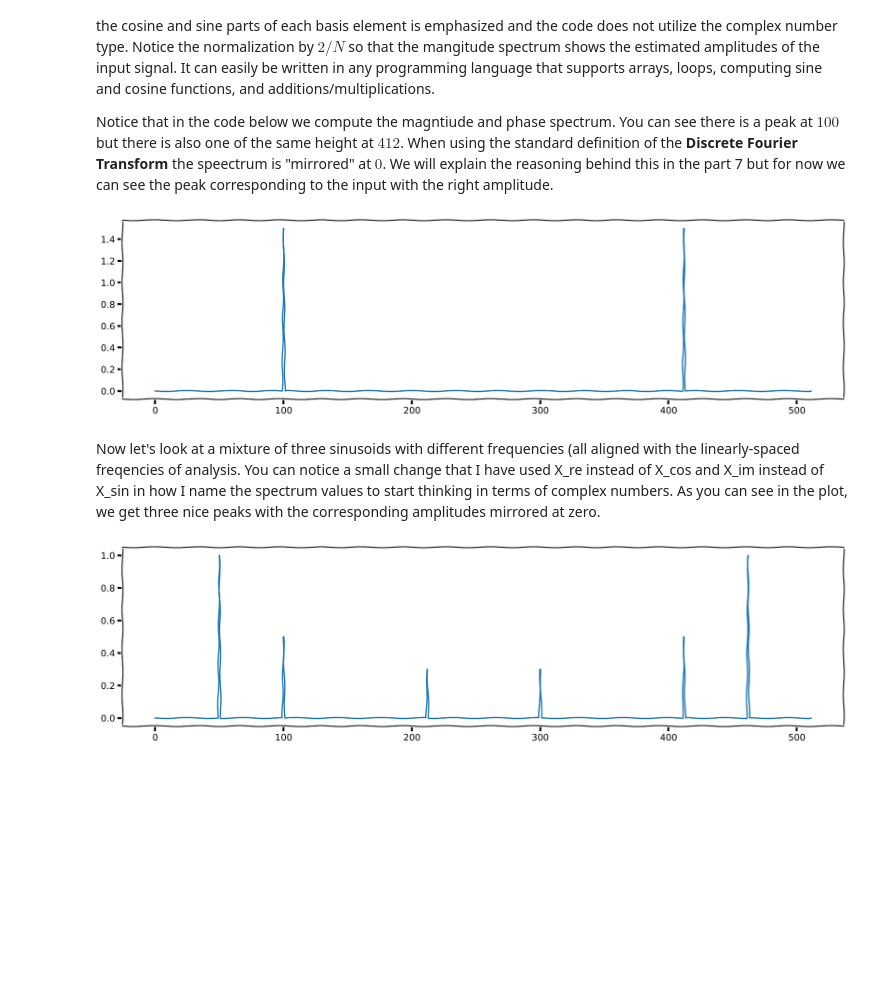
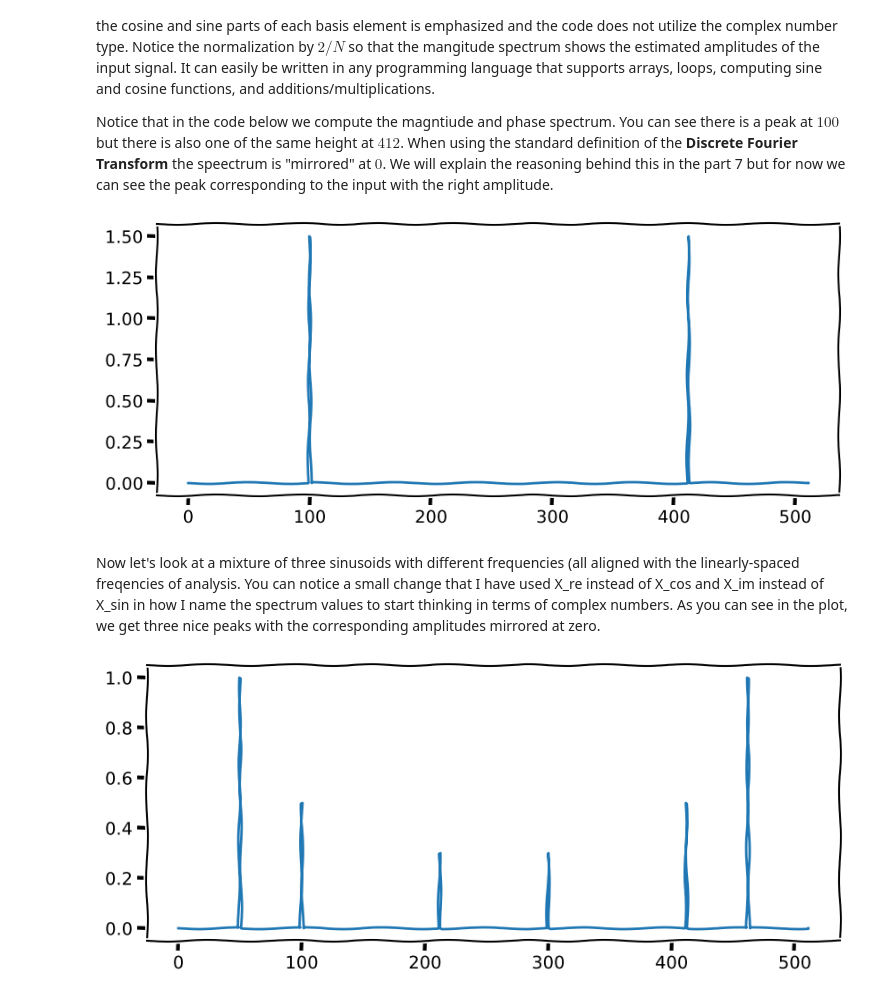
Before and after one commit to gtzan/synthesizers_cs_perspective, a Jupyter notebook: Explaining_the_DFT_a_music_perspective_part5.ipynb, the cells around one changed output. Cells and saved outputs as stored; diff of their text form; code cells hidden in the pictures; blank space fills up the shorter version.

```diff
--- a/Explaining_the_DFT_a_music_perspective_part5.ipynb
+++ b/Explaining_the_DFT_a_music_perspective_part5.ipynb
@@ -195,30 +195,30 @@ You can see there is a peak at $100$ but there is also one of the same height at
 # %%
 def pedagogical_dft(x, N):
     X_cos = np.zeros(N)       # array holding the cosine/real parts of the spectrum
     X_sin = np.zeros(N)       # array holding the sine/imaginary values of the spectrum
     for k in np.arange(0,N):
         for t in np.arange(0,N):
             X_cos[k] += x[t] * np.cos(t * k * 2 * np.pi / N)   # inner product with cosine/real basis k
             X_sin[k] += x[t] * np.sin(t * k * 2 * np.pi / N)   # inner product with sine/imaginary basis k
     return (X_cos, X_sin)
 
 def plot_mag_spectrum(Xmag):
-    plt.figure(figsize=(20,5))
+    plt.figure(figsize=(10,4))
     n = np.arange(0,len(Xmag))
     plt.plot(n,Xmag)
 
 N = 512
 n = np.arange(0,N)
 
 # Single sinusoid
 k=100
 x1 = 1.5 * np.sin(k*n*2*np.pi/N)
 
 (X_cos, X_sin) = pedagogical_dft(x1, N)
 Xmag = 2 * np.sqrt(X_cos * X_cos + X_sin * X_sin) /N
 plot_mag_spectrum(Xmag)
 # %% [output]
-[figure, old version]
+[figure, new version]
 # %% [markdown]
 Now let's look at a mixture of three sinusoids with different frequencies (all aligned with the linearly-spaced freqencies of analysis. You can notice a small change that I have used X_re instead of X_cos and X_im instead of X_sin in how I name the spectrum values to start thinking in terms of complex numbers.
 As you can see in the plot, we get three nice peaks with the corresponding amplitudes mirrored at zero.
@@ -230,4 +230,4 @@ x2 = np.sin(50*n*2*np.pi/N) + 0.5 * np.sin(100 * n * 2 * np.pi/N) + 0.3 * np.sin
 Xmag = 2 * np.sqrt(X_re * X_re + X_im * X_im) / N
 plot_mag_spectrum(Xmag)
 # %% [output]
-[figure, old version]
+[figure, new version]
```
Also changed, not shown: parts of 26 cells of this notebook.
